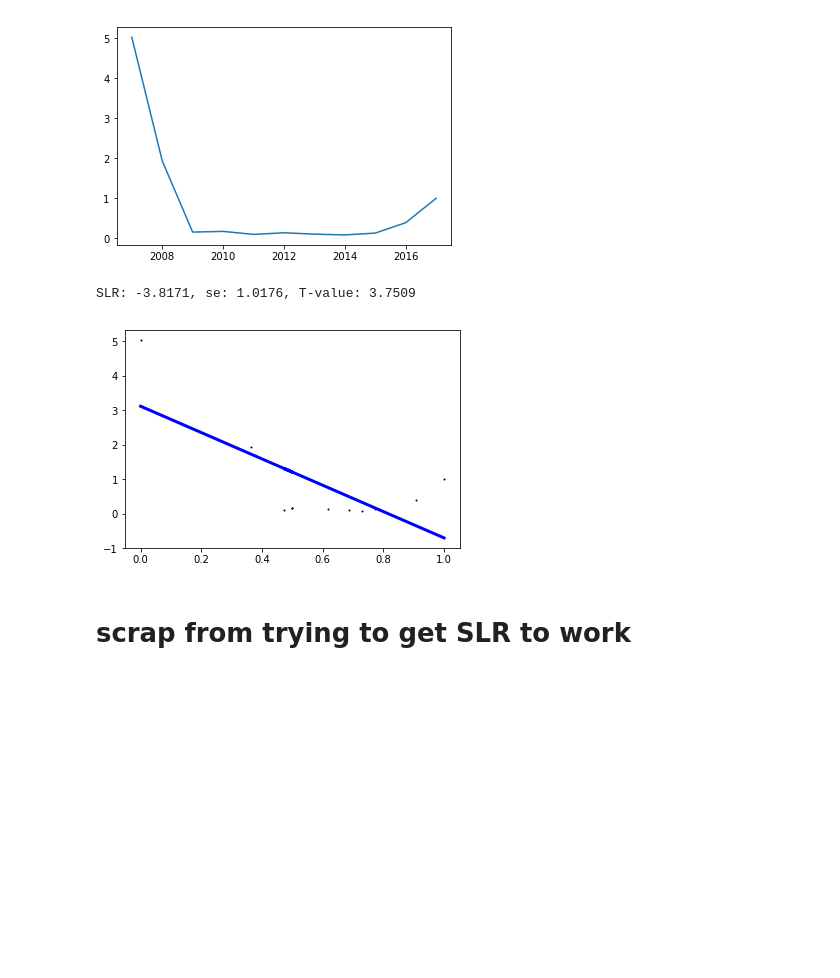
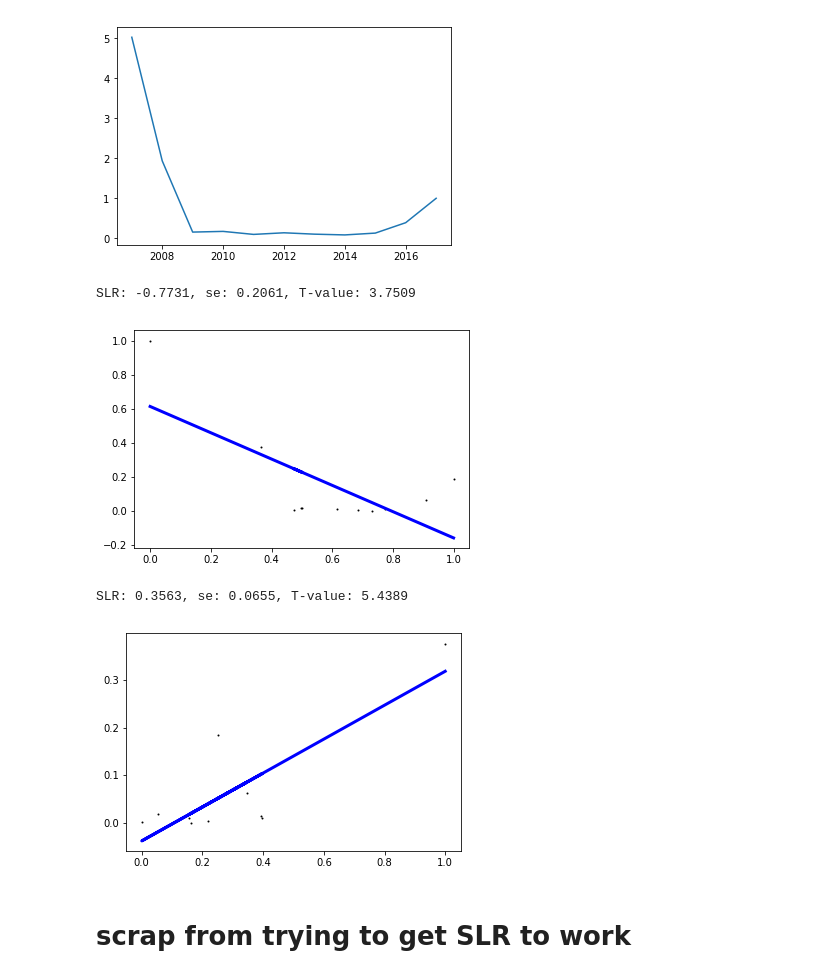
Before and after one commit to iopoi/iowa_state_employee_analysis-, a Jupyter notebook: Explore Events.ipynb, the cells around one changed output. Cells and saved outputs as stored; diff of their text form; code cells hidden in the pictures; blank space fills up the shorter version.

Commit message:
Normalized EFFR

```diff
--- a/Explore Events.ipynb
+++ b/Explore Events.ipynb
@@ -370,6 +370,7 @@ effr_data = effr_data.apply(effr_parser, axis=1)
 effr_data = effr_data.set_index("DATE")
 effr_data = effr_data.sort_index()
 effr_data = effr_data.groupby("DATE").mean()
+effr_data_norm = (effr_data - effr_data.min()) / (effr_data.max() - effr_data.min())
 
 # effr_data_by_year = effr_data.apply(lambda x: (x[0].year, x[1]), axis=1).groupby("DATE").mean()
 # %%
@@ -394,23 +395,25 @@ plt.plot(effr_data)
 [<matplotlib.lines.Line2D at 0x...>]
 [figure]
 # %%
-for train_x, train_y in zip([salary_mean_norm[0:], salary_mean_norm[1:]], [effr_data.iloc[0:], effr_data.iloc[1:]]):
+for train_x, train_y in zip([salary_mean_norm[0:], salary_increase_norm[1:]], [effr_data_norm.iloc[0:], effr_data_norm.iloc[1:]]):
     LR0 = linear_model.LinearRegression()
     LR0.fit(train_x, train_y)
     pred = LR0.predict(train_x)
     coef = LR0.coef_
 
     MAPE = 100 * sum(abs((p - y) / y) for y, p in zip(np.array(train_y), pred) if y != 0) / len([y for y in train_y if y != 0])
     se = math.sqrt(sum((p-y)**2 for y, p in zip(np.array(train_y), pred)) / len(pred))
     t_val = abs(coef / se)
 
     print("SLR: {0:.4f}, se: {1:.4f}, T-value: {2:.4f}".format(coef[0][0], se, t_val[0][0]))
     plt.scatter(train_x, train_y, color='black', s=1)
     plt.plot(train_x, pred, color='blue', linewidth=3)
     plt.show()
 # %% [output]
-SLR: -3.8171, se: 1.0176, T-value: 3.7509
+SLR: -0.7731, se: 0.2061, T-value: 3.7509
-[figure, old version]
+[figure, new version]
+SLR: 0.3563, se: 0.0655, T-value: 5.4389
+[figure, added]
 # %% [markdown]
 # scrap from trying to get SLR to work
 # %%
```
